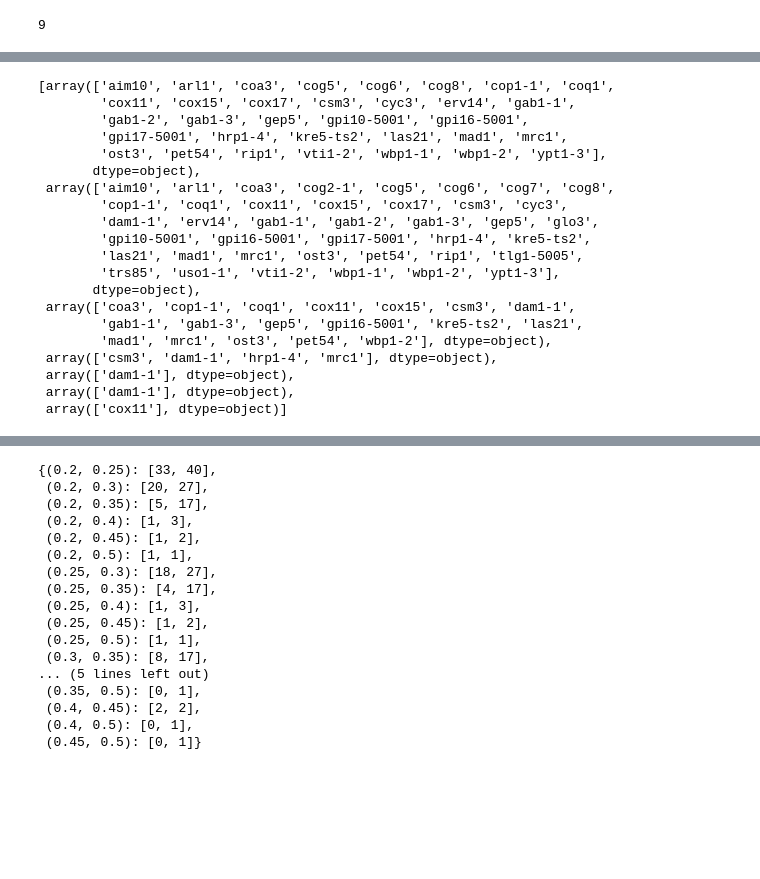
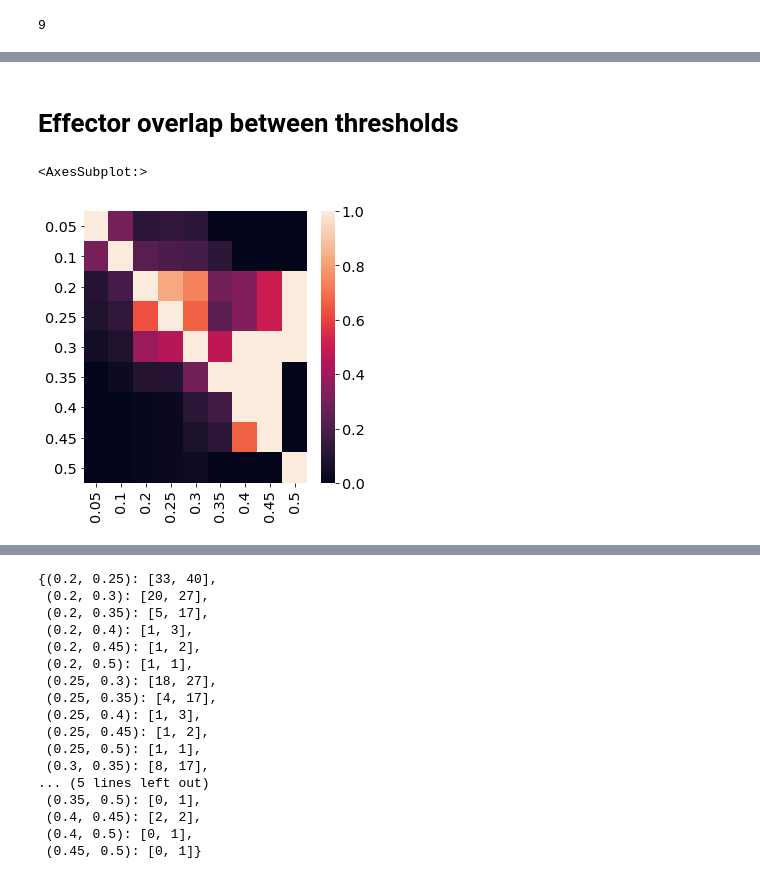
Before and after one commit to oacar/enm_package, a Jupyter notebook: notebooks/7-different-network-sizes.ipynb, the cells around one changed output, grey strips where cells are left out. Saved outputs shown, nothing was run; the diff lists cells and outputs as text; code cells hidden in the pictures; blank space fills up the shorter version.

```diff
--- a/notebooks/7-different-network-sizes.ipynb
+++ b/notebooks/7-different-network-sizes.ipynb
@@ -113,26 +115,13 @@ plot_go_thr_comparison(sensor_dfs,'sensor_cluster', 'sensor')
+# %% [markdown]
+# Effector overlap between thresholds
 # %%
-[np.intersect1d(effector_dfs[0.25].orf_name, effector_dfs[i].orf_name) for i in thr_list]
+
+effector_overlap = pd.DataFrame({thr : [len(np.intersect1d(effector_dfs[thr].orf_name, effector_dfs[i].orf_name)) for i in thr_list] for thr in sorted(thr_list)})
+effector_overlap.index = thr_list
+sns.heatmap(effector_overlap / np.diag(effector_overlap))
 # %% [output]
-[array(['aim10', 'arl1', 'coa3', 'cog5', 'cog6', 'cog8', 'cop1-1', 'coq1',
-        'cox11', 'cox15', 'cox17', 'csm3', 'cyc3', 'erv14', 'gab1-1',
-        'gab1-2', 'gab1-3', 'gep5', 'gpi10-5001', 'gpi16-5001',
-        'gpi17-5001', 'hrp1-4', 'kre5-ts2', 'las21', 'mad1', 'mrc1',
-        'ost3', 'pet54', 'rip1', 'vti1-2', 'wbp1-1', 'wbp1-2', 'ypt1-3'],
-       dtype=object),
- array(['aim10', 'arl1', 'coa3', 'cog2-1', 'cog5', 'cog6', 'cog7', 'cog8',
-        'cop1-1', 'coq1', 'cox11', 'cox15', 'cox17', 'csm3', 'cyc3',
-        'dam1-1', 'erv14', 'gab1-1', 'gab1-2', 'gab1-3', 'gep5', 'glo3',
-        'gpi10-5001', 'gpi16-5001', 'gpi17-5001', 'hrp1-4', 'kre5-ts2',
-        'las21', 'mad1', 'mrc1', 'ost3', 'pet54', 'rip1', 'tlg1-5005',
-        'trs85', 'uso1-1', 'vti1-2', 'wbp1-1', 'wbp1-2', 'ypt1-3'],
-       dtype=object),
- array(['coa3', 'cop1-1', 'coq1', 'cox11', 'cox15', 'csm3', 'dam1-1',
-        'gab1-1', 'gab1-3', 'gep5', 'gpi16-5001', 'kre5-ts2', 'las21',
-        'mad1', 'mrc1', 'ost3', 'pet54', 'wbp1-2'], dtype=object),
- array(['csm3', 'dam1-1', 'hrp1-4', 'mrc1'], dtype=object),
- array(['dam1-1'], dtype=object),
- array(['dam1-1'], dtype=object),
- array(['cox11'], dtype=object)]
+<AxesSubplot:>
+[figure, added]
 # %%
 import itertools as itr
 # %%
```
Also changed, not shown: parts of 41 cells of this notebook, 1 other file.
